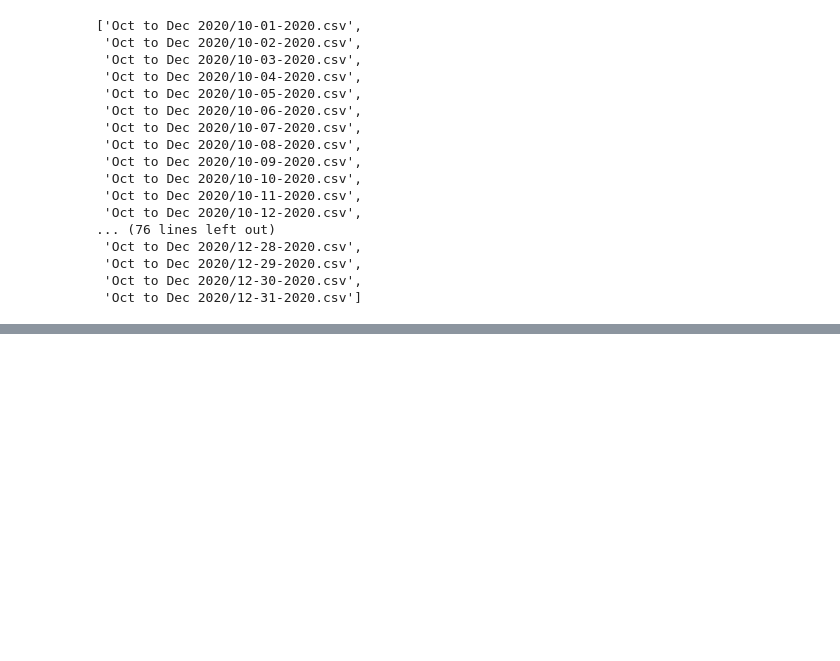
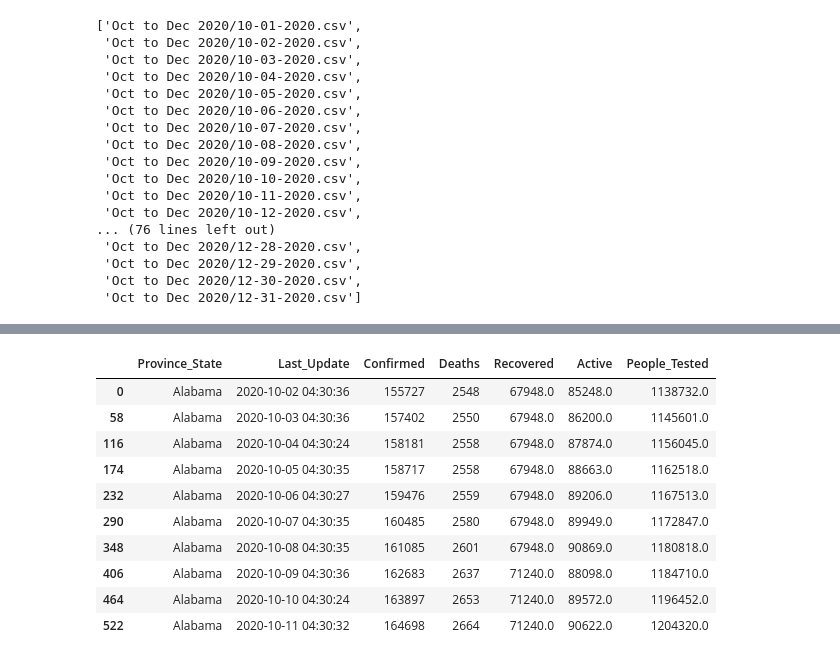
Before and after one commit to kfield1/Project-Covid, a Jupyter notebook: Cases .ipynb, the cells around one changed output, grey strips where cells are left out. Saved outputs shown, nothing was run; the diff lists cells and outputs as text; code cells hidden in the pictures; blank space fills up the shorter version.

```diff
--- a/Cases .ipynb
+++ b/Cases .ipynb
@@ -76,0 +197,14 @@ NameError: name 'pd' is not defined
+# %%
+organized_data_df[organized_data_df['Province_State']=='Alabama'].head(10)
+# %% [output]
+|  | Province_State | Last_Update | Confirmed | Deaths | Recovered | Active | People_Tested |
+| 0 | Alabama | 2020-10-02 04:30:36 | 155727 | 2548 | 67948.0 | 85248.0 | 1138732.0 |
+| 58 | Alabama | 2020-10-03 04:30:36 | 157402 | 2550 | 67948.0 | 86200.0 | 1145601.0 |
+| 116 | Alabama | 2020-10-04 04:30:24 | 158181 | 2558 | 67948.0 | 87874.0 | 1156045.0 |
+| 174 | Alabama | 2020-10-05 04:30:35 | 158717 | 2558 | 67948.0 | 88663.0 | 1162518.0 |
+| 232 | Alabama | 2020-10-06 04:30:27 | 159476 | 2559 | 67948.0 | 89206.0 | 1167513.0 |
+| 290 | Alabama | 2020-10-07 04:30:35 | 160485 | 2580 | 67948.0 | 89949.0 | 1172847.0 |
+| 348 | Alabama | 2020-10-08 04:30:35 | 161085 | 2601 | 67948.0 | 90869.0 | 1180818.0 |
+| 406 | Alabama | 2020-10-09 04:30:36 | 162683 | 2637 | 71240.0 | 88098.0 | 1184710.0 |
+| 464 | Alabama | 2020-10-10 04:30:24 | 163897 | 2653 | 71240.0 | 89572.0 | 1196452.0 |
+| 522 | Alabama | 2020-10-11 04:30:32 | 164698 | 2664 | 71240.0 | 90622.0 | 1204320.0 |
```
Also changed, not shown: parts of 10 cells of this notebook, 1 other file.
